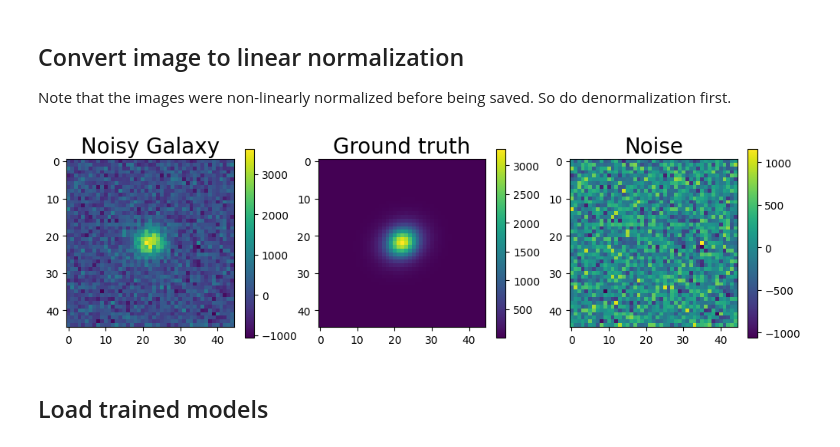
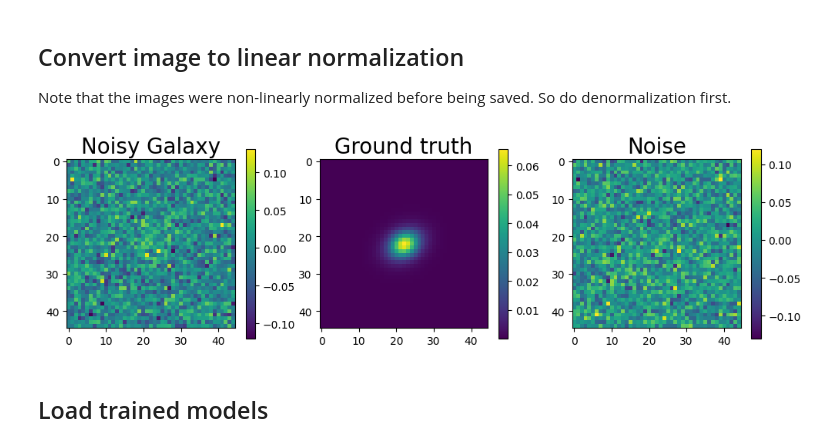
Before and after one commit to b-biswas/MADNESS-legacy, a Jupyter notebook: notebooks/basic_tests.ipynb, the cells around one changed output. Drawn from its saved outputs; the diff is of its cells as text; code cells hidden in the pictures.

```diff
--- a/notebooks/basic_tests.ipynb
+++ b/notebooks/basic_tests.ipynb
@@ -16,19 +16,19 @@ from maddeb.utils import listdir_fullpath
 import seaborn as sns
 # %%
 linear_norm_coeff = 10000
+batch_size=50
 # %% [markdown]
 ## Load images
 # %%
 ######## List of data samples
-def listdir_fullpath(d):
-    return [os.path.join(d, f) for f in os.listdir(d) if not f.endswith("metadata.npy")]
+from maddeb.dataset_generator import batched_CATSIMDataset
 
-train_path_isolated_gal = listdir_fullpath(
-    "/sps/lsst/users/bbiswas/simulations/CATSIM/isolated_training/"
+# Define the generators
+ds_isolated_train, ds_isolated_val = batched_CATSIMDataset(
+    tf_dataset_dir='/sps/lsst/users/bbiswas/simulations/CATSIM_tfDataset/isolated_tfDataset',
+    linear_norm_coeff=linear_norm_coeff,
+    batch_size=batch_size,
+    x_col_name="blended_gal_stamps",
+    y_col_name="isolated_gal_stamps",
 )
-validation_path_isolated_gal = listdir_fullpath(
-    "/sps/lsst/users/bbiswas/simulations/CATSIM/isolated_validation/"
-)
-
-# Take 1000 images from the first file.
-images = np.load(validation_path_isolated_gal[0], allow_pickle=True)
+ds_isolated_val = ds_isolated_val.as_numpy_iterator()
@@ -36,25 +49,25 @@ images = np.load(validation_path_isolated_gal[0], allow_pickle=True)
 ## Convert image to linear normalization
 Note that the images were non-linearly normalized before being saved. So do denormalization first.
 # %%
-isolated_images = images['isolated_gal_stamps']
+isolated_images = next(ds_isolated_val)
 # %%
 fig, axs = plt.subplots(1, 3, figsize=(12, 4))
 
 image_num = 40
 
-im = axs[0].imshow(images['blended_gal_stamps'][image_num][:, :, 2])
+im = axs[0].imshow(isolated_images[0][image_num][:, :, 2])
 fig.colorbar(im, ax=axs[0], shrink=0.8)
 axs[0].set_title("Noisy Galaxy", fontsize=20)
 
-im = axs[1].imshow(images['isolated_gal_stamps'][image_num][:, :, 2])
+im = axs[1].imshow(isolated_images[1][image_num][:, :, 2])
 fig.colorbar(im, ax=axs[1], shrink=0.8)
 axs[1].set_title("Ground truth", fontsize=20)
 
 
-difference = images['blended_gal_stamps'][image_num][:, :, 2] - images['isolated_gal_stamps'][image_num][:, :, 2]
+difference = isolated_images[1][image_num][:, :, 2] - isolated_images[0][image_num][:, :, 2]
 im = axs[2].imshow(difference)
 fig.colorbar(im, ax=axs[2],shrink=0.8)
 axs[2].set_title("Noise", fontsize=20)
 plt.savefig("isolated_galaxy")
 # %% [output]
-[figure, old version]
+[figure, new version]
```
Also changed, not shown: parts of 30 cells of this notebook.
